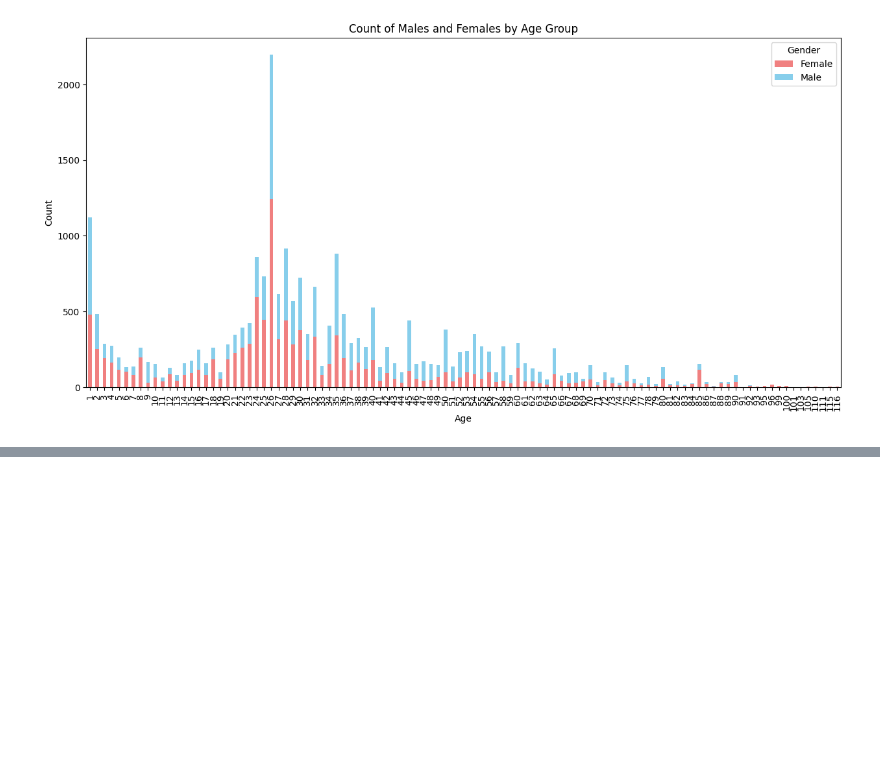
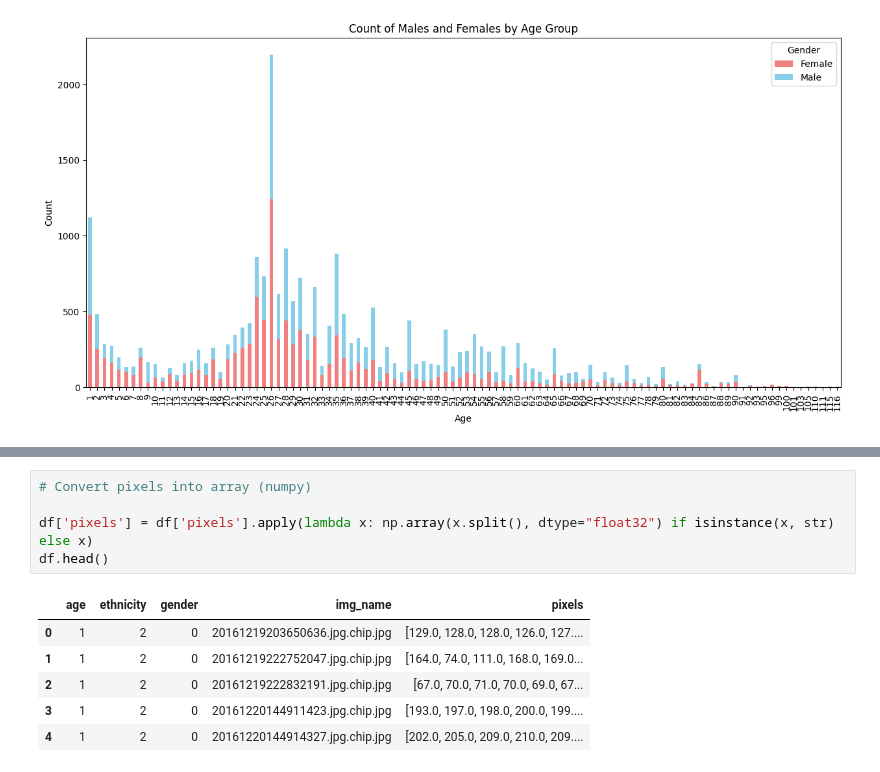
Before and after one commit to jovanovic-djo/person-attribute-classification, a Jupyter notebook: notebooks/notebook.ipynb, the cells around one changed output, grey strips where cells are left out. Saved outputs shown, nothing was run; the diff lists cells and outputs as text; blank space fills up the shorter version.

```diff
--- a/notebooks/notebook.ipynb
+++ b/notebooks/notebook.ipynb
@@ -58,0 +69,12 @@ plt.show()
+# %%
+# Convert pixels into array (numpy)
+
+df['pixels'] = df['pixels'].apply(lambda x: np.array(x.split(), dtype="float32") if isinstance(x, str) else x)
+df.head()
+# %% [output]
+|  | age | ethnicity | gender | img_name | pixels |
+| 0 | 1 | 2 | 0 | 20161219203650636.jpg.chip.jpg | [129.0, 128.0, 128.0, 126.0, 127.... |
+| 1 | 1 | 2 | 0 | 20161219222752047.jpg.chip.jpg | [164.0, 74.0, 111.0, 168.0, 169.0... |
+| 2 | 1 | 2 | 0 | 20161219222832191.jpg.chip.jpg | [67.0, 70.0, 71.0, 70.0, 69.0, 67... |
+| 3 | 1 | 2 | 0 | 20161220144911423.jpg.chip.jpg | [193.0, 197.0, 198.0, 200.0, 199.... |
+| 4 | 1 | 2 | 0 | 20161220144914327.jpg.chip.jpg | [202.0, 205.0, 209.0, 210.0, 209.... |
```
Also changed, not shown: parts of 6 cells of this notebook, 1 other file.
